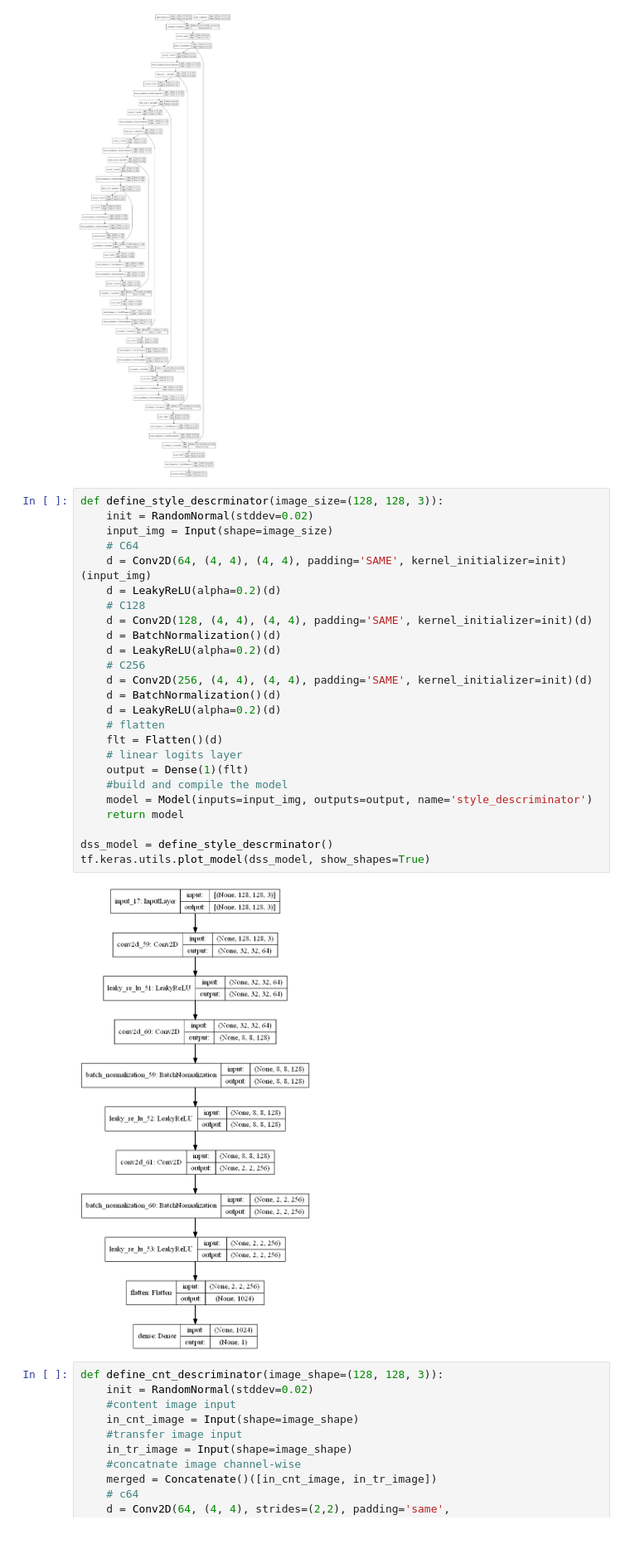
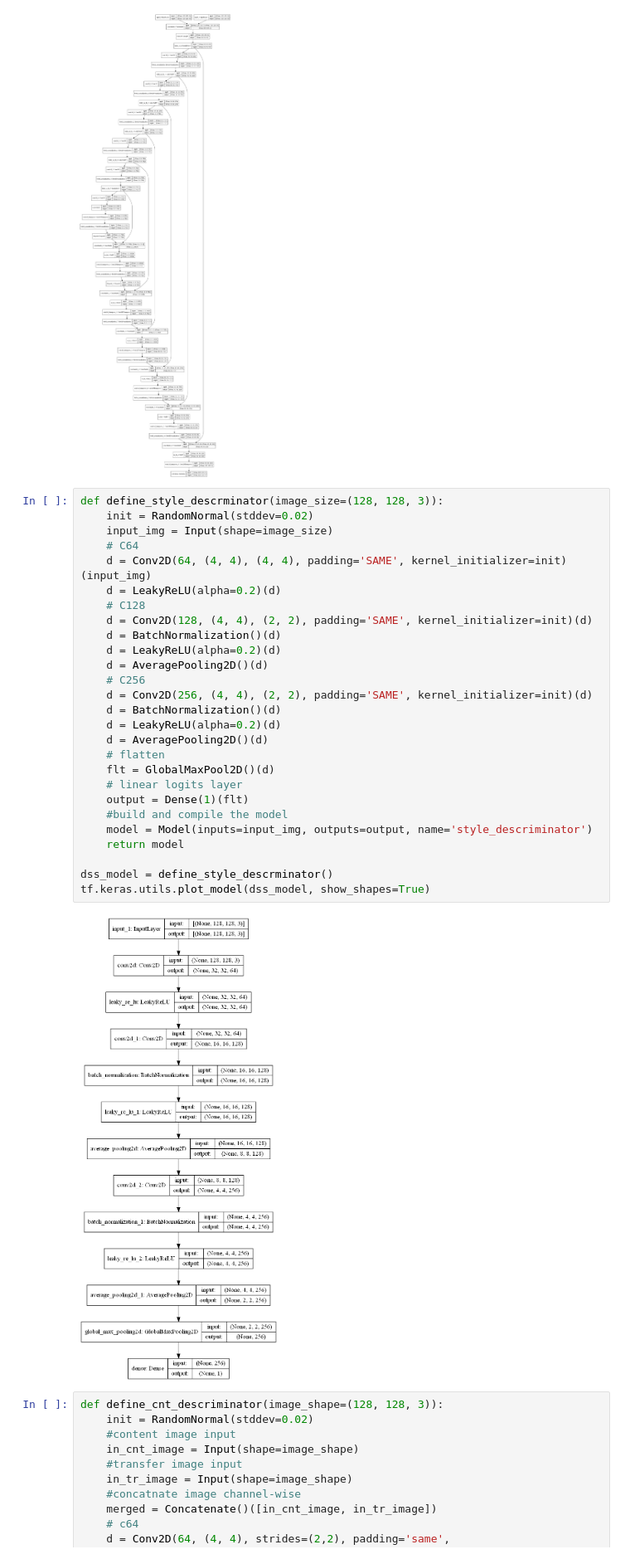
Before and after one commit to nipdep/STGAN, a Jupyter notebook: src/support/notebooks/gan_model.ipynb, the cells around one changed output. Shown at 83% size. Cells and saved outputs as stored; diff of their text form.

```diff
--- a/src/support/notebooks/gan_model.ipynb
+++ b/src/support/notebooks/gan_model.ipynb
@@ -73,30 +73,32 @@ tf.keras.utils.plot_model(g_model, show_shapes=True)
 # %%
 def define_style_descrminator(image_size=(128, 128, 3)):
     init = RandomNormal(stddev=0.02)
     input_img = Input(shape=image_size)
     # C64
     d = Conv2D(64, (4, 4), (4, 4), padding='SAME', kernel_initializer=init)(input_img)
     d = LeakyReLU(alpha=0.2)(d)
 	# C128
-    d = Conv2D(128, (4, 4), (4, 4), padding='SAME', kernel_initializer=init)(d)
+    d = Conv2D(128, (4, 4), (2, 2), padding='SAME', kernel_initializer=init)(d)
     d = BatchNormalization()(d)
     d = LeakyReLU(alpha=0.2)(d)
+    d = AveragePooling2D()(d)
 	# C256
-    d = Conv2D(256, (4, 4), (4, 4), padding='SAME', kernel_initializer=init)(d)
+    d = Conv2D(256, (4, 4), (2, 2), padding='SAME', kernel_initializer=init)(d)
     d = BatchNormalization()(d)
     d = LeakyReLU(alpha=0.2)(d)
+    d = AveragePooling2D()(d)
     # flatten
-    flt = Flatten()(d)
+    flt = GlobalMaxPool2D()(d)
     # linear logits layer
     output = Dense(1)(flt)
     #build and compile the model
     model = Model(inputs=input_img, outputs=output, name='style_descriminator')
     return model
 
 dss_model = define_style_descrminator()
 tf.keras.utils.plot_model(dss_model, show_shapes=True)
 # %% [output]
-[figure, old version]
+[figure, new version]
 # %%
 def define_cnt_descriminator(image_shape=(128, 128, 3)):
     init = RandomNormal(stddev=0.02)
```
Also changed, not shown: parts of 6 cells of this notebook, 1 other file.
